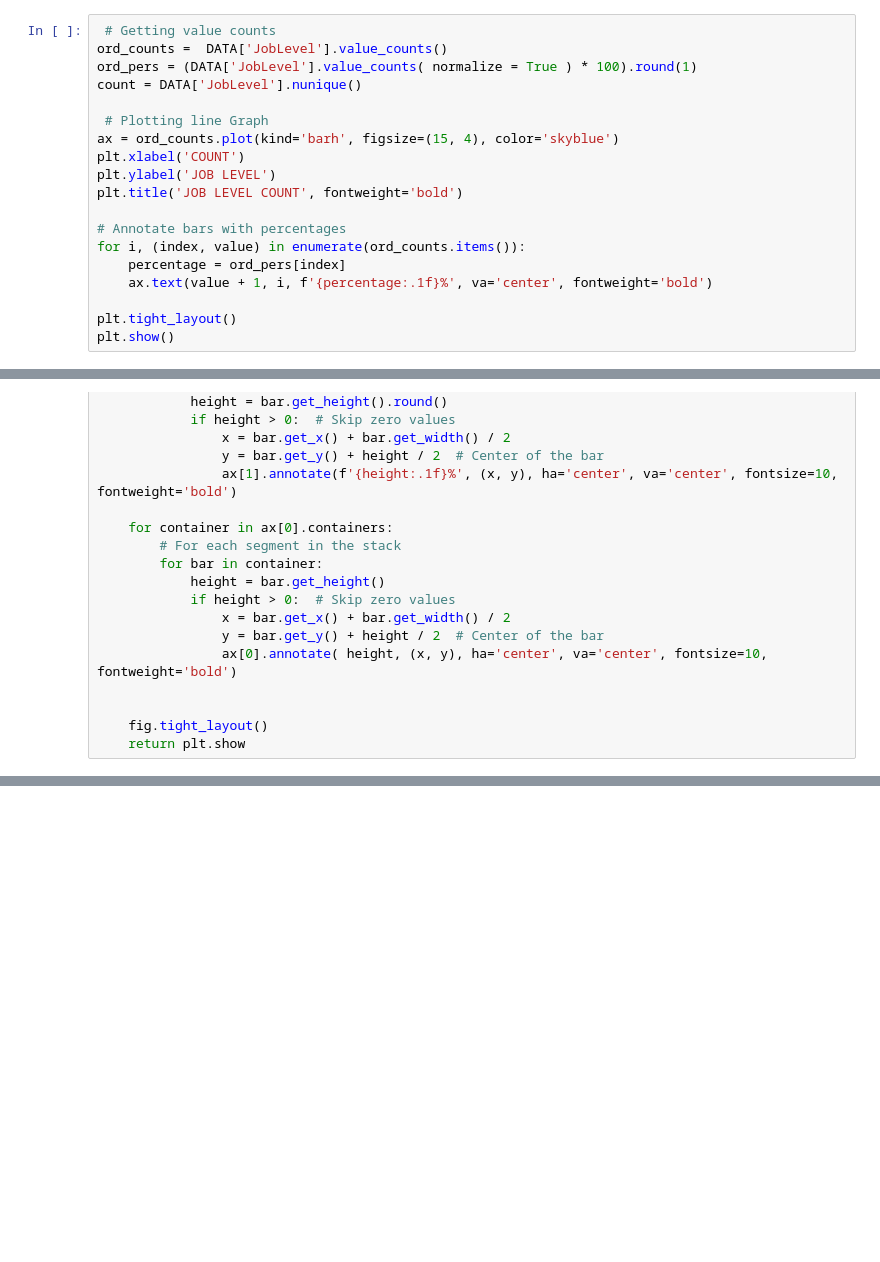
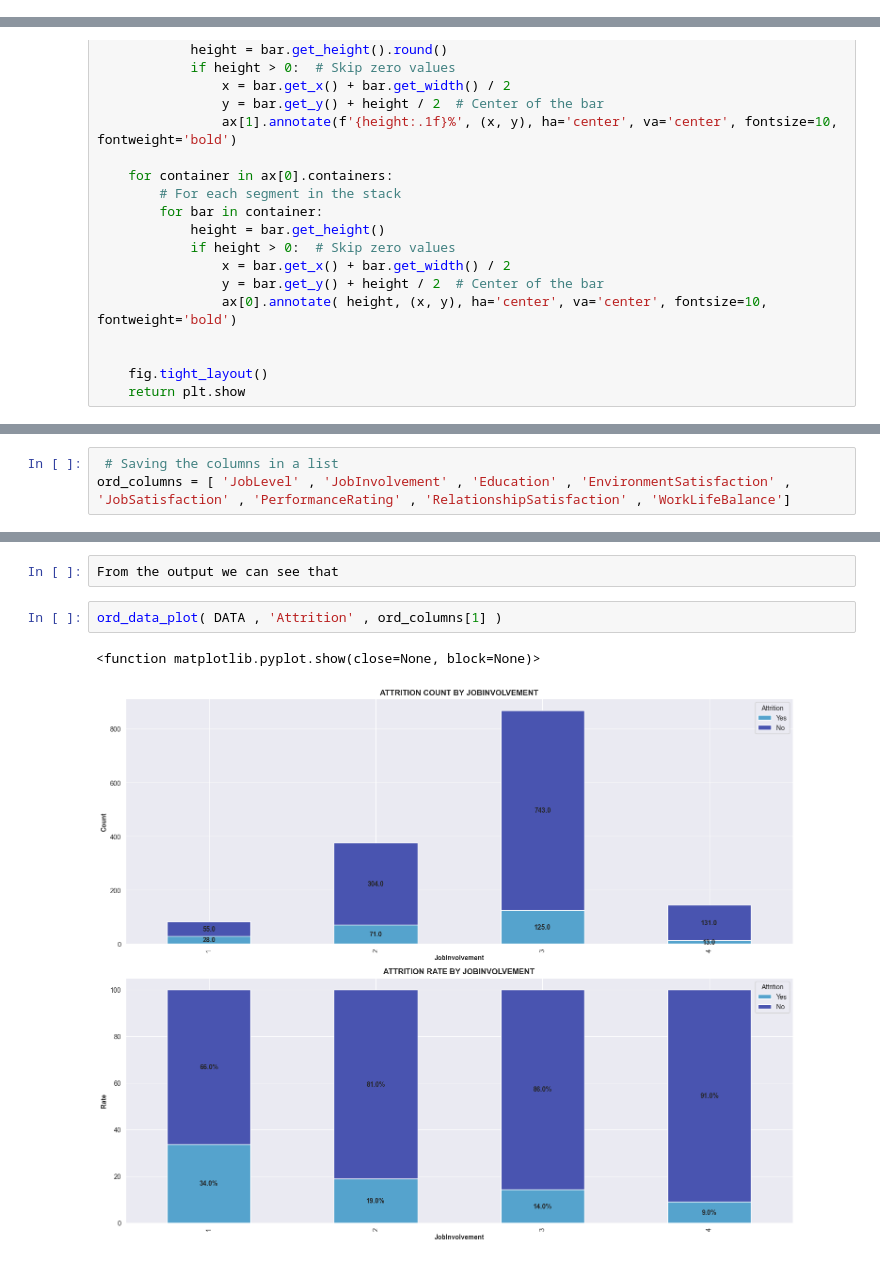
Before and after one commit to George-Njuguna/HR-ATTRITION-MODELLING, a Jupyter notebook: EDA.ipynb, the cells around one changed output, grey strips where cells are left out. Saved outputs shown, nothing was run; the diff lists cells and outputs as text; blank space fills up the shorter version.

```diff
--- a/EDA.ipynb
+++ b/EDA.ipynb
@@ -281,19 +281,0 @@ From the output, we can see that employees with the job role of Sales Executive
-# %%
- # Getting value counts
-ord_counts =  DATA['JobLevel'].value_counts()
-ord_pers = (DATA['JobLevel'].value_counts( normalize = True ) * 100).round(1)
-count = DATA['JobLevel'].nunique()
-
- # Plotting line Graph
-ax = ord_counts.plot(kind='barh', figsize=(15, 4), color='skyblue')
-plt.xlabel('COUNT')
-plt.ylabel('JOB LEVEL')
-plt.title('JOB LEVEL COUNT', fontweight='bold')
-
-# Annotate bars with percentages
-for i, (index, value) in enumerate(ord_counts.items()):
-    percentage = ord_pers[index]
-    ax.text(value + 1, i, f'{percentage:.1f}%', va='center', fontweight='bold')
-
-plt.tight_layout()
-plt.show()
@@ -400,0 +329,3 @@ ord_data_plot( DATA , 'Attrition' , 'JobLevel' )
+# %%
+ # Saving the columns in a list
+ord_columns = [ 'JobLevel' , 'JobInvolvement' , 'Education' , 'EnvironmentSatisfaction' , 'JobSatisfaction' , 'PerformanceRating' , 'RelationshipSatisfaction' , 'WorkLifeBalance']
@@ -400,0 +337,7 @@ ord_data_plot( DATA , 'Attrition' , 'JobLevel' )
+# %%
+From the output we can see that
+# %%
+ord_data_plot( DATA , 'Attrition' , ord_columns[1] )
+# %% [output]
+<function matplotlib.pyplot.show(close=None, block=None)>
+[figure, added]
```
Also changed, not shown: parts of 11 cells of this notebook.
